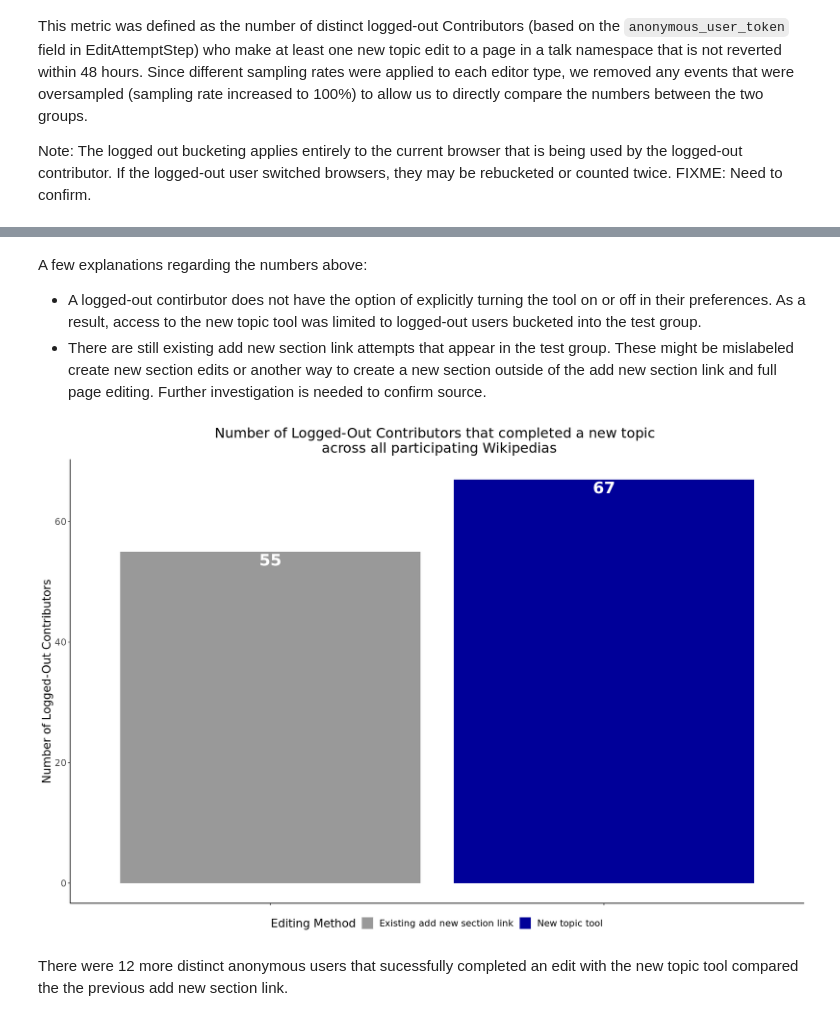
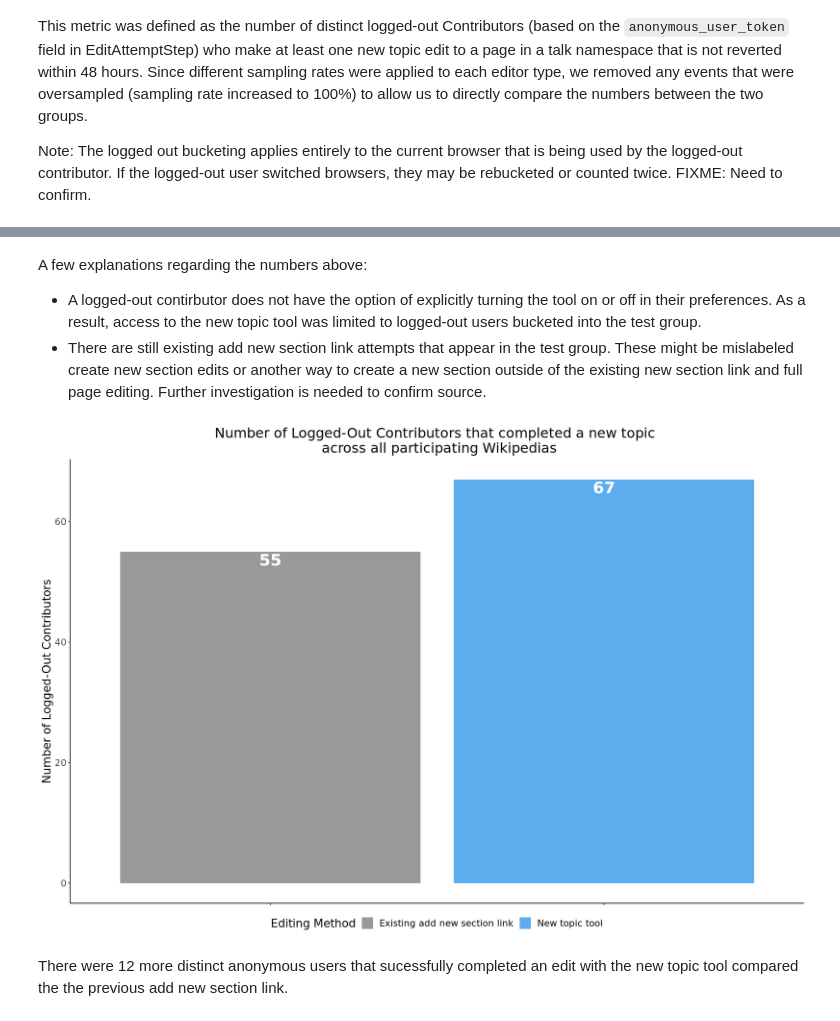
Before and after one commit to wikimedia-research/New-discussion-tool-analysis-2020, a Jupyter notebook: ab_test_logged_out.ipynb, the cells around one changed output, grey strips where cells are left out. Saved outputs shown, nothing was run; the diff lists cells and outputs as text; code cells hidden in the pictures.

```diff
--- a/ab_test_logged_out.ipynb
+++ b/ab_test_logged_out.ipynb
@@ -911,31 +984,31 @@ Warning message in if ((loc$groups %>% rlang::eval_tidy()) == "title") {:
 # %% [markdown]
 A few explanations regarding the numbers above:
 * A logged-out contirbutor does not have the option of explicitly turning the tool on or off in their preferences. As a result, access to the new topic tool was limited to logged-out users bucketed into the test group.
-* There are still existing add new section link attempts that appear in the test group. These might be mislabeled create new section edits or another way to create a new section outside of the add new section link and full page editing. Further investigation is needed to confirm source.
+* There are still existing add new section link attempts that appear in the test group. These might be mislabeled create new section edits or another way to create a new section outside of the existing new section link and full page editing. Further investigation is needed to confirm source.
 # %%
 p <-num_anon_editors %>%
   group_by(section_edit_type) %>%
   summarise(total_user_complete = sum(total_users_complete), .groups = 'drop') %>%
   ggplot(aes(x= section_edit_type, y = total_user_complete, fill = section_edit_type)) +
   geom_col(position = 'dodge') +
   geom_text(aes(label = paste(total_user_complete),fontface=2), vjust=1.2, size = 8, color = "white") +
   labs (y = "Number of Logged-Out Contributors",
         title = "Number of Logged-Out Contributors that completed a new topic \n across all participating Wikipedias")  +
-  scale_fill_manual(values= c("#999999", "#000099"), name = "Editing Method", labels = c("Existing add new section link", "New topic tool"))  +
+  scale_fill_manual(values= c("#999999", "steelblue2"), name = "Editing Method", labels = c("Existing add new section link", "New topic tool"))  +
     theme(
         panel.grid.minor = element_blank(),
         panel.background = element_blank(),
         plot.title = element_text(hjust = 0.5),
         text = element_text(size=16),
         legend.position="bottom",
         axis.text.x = element_blank(),
         axis.title.x=element_blank(),
         axis.line = element_line(colour = "black"))
 
 p
 
 ggsave("Figures/num_anon_editors_bygroup.png", p, width = 16, height = 8, units = "in", dpi = 300)
 # %% [output]
-[figure, old version]
+[figure, new version]
 # %% [markdown]
 There were 12 more distinct anonymous users that sucessfully completed an edit with the new topic tool compared the the previous add new section link.
```
Also changed, not shown: parts of 18 cells of this notebook, 6 other files.
